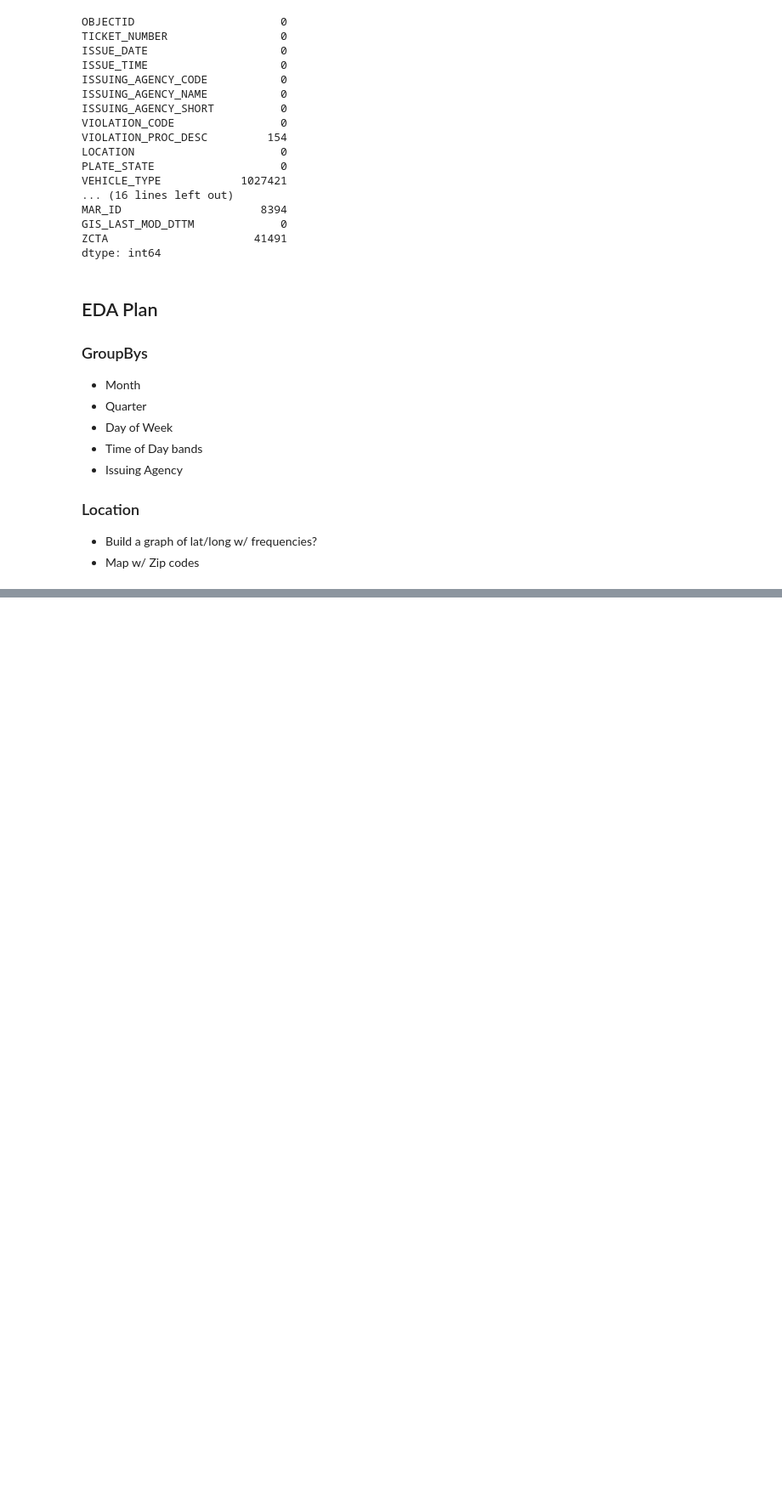
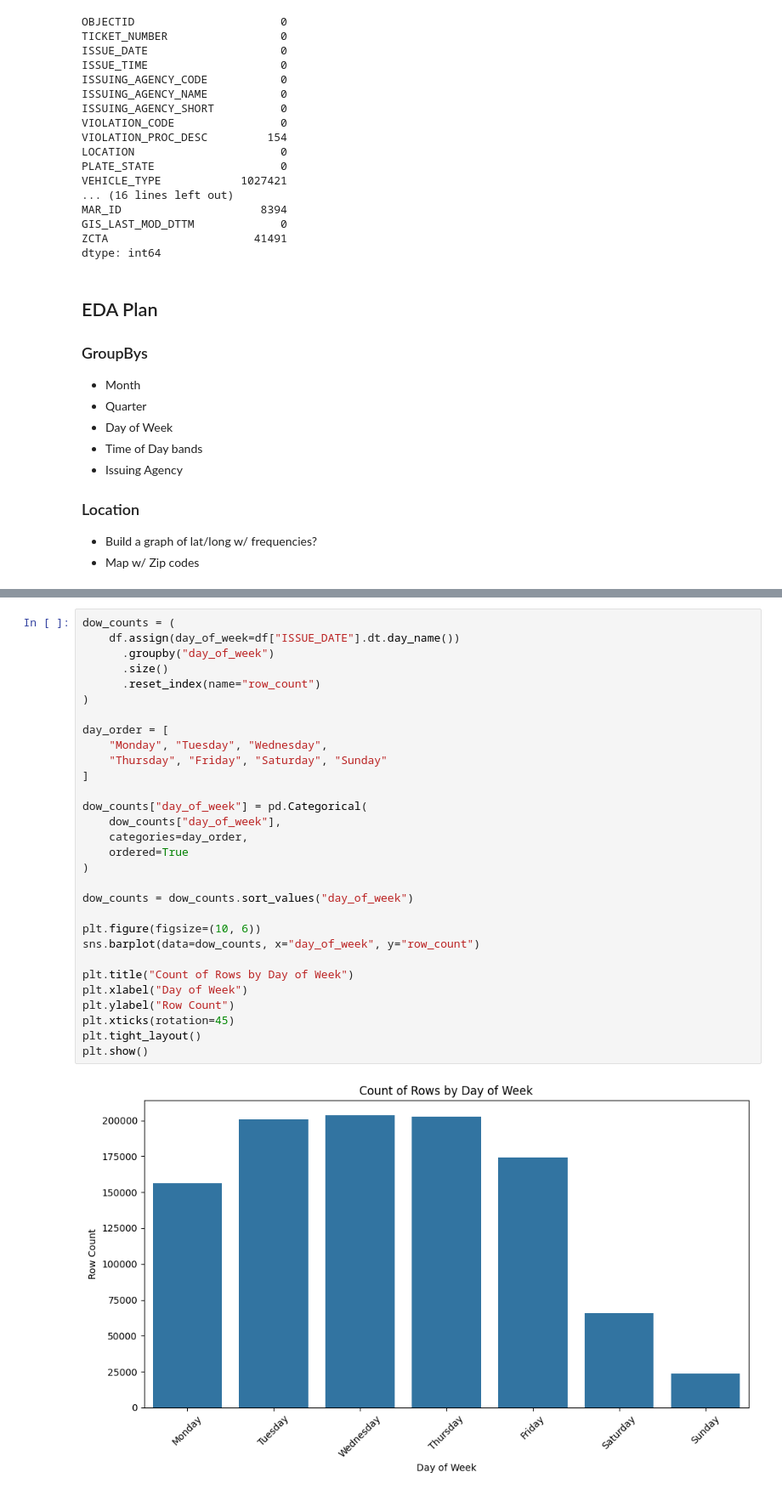
Before and after one commit to sproff22/dc_parking_enforcement, a Jupyter notebook: eda/dc_parking_enforcement_eda.ipynb, the cells around one changed output, grey strips where cells are left out. Shown at 85% size. Cells and saved outputs as stored; diff of their text form; blank space fills up the shorter version.

```diff
--- a/eda/dc_parking_enforcement_eda.ipynb
+++ b/eda/dc_parking_enforcement_eda.ipynb
@@ -80,0 +122,32 @@ dtype: int64
+# %%
+dow_counts = (
+    df.assign(day_of_week=df["ISSUE_DATE"].dt.day_name())
+      .groupby("day_of_week")
+      .size()
+      .reset_index(name="row_count")
+)
+
+day_order = [
+    "Monday", "Tuesday", "Wednesday",
+    "Thursday", "Friday", "Saturday", "Sunday"
+]
+
+dow_counts["day_of_week"] = pd.Categorical(
+    dow_counts["day_of_week"],
+    categories=day_order,
+    ordered=True
+)
+
+dow_counts = dow_counts.sort_values("day_of_week")
+
+plt.figure(figsize=(10, 6))
+sns.barplot(data=dow_counts, x="day_of_week", y="row_count")
+
+plt.title("Count of Rows by Day of Week")
+plt.xlabel("Day of Week")
+plt.ylabel("Row Count")
+plt.xticks(rotation=45)
+plt.tight_layout()
+plt.show()
+# %% [output]
+[figure, added]
```
Also changed, not shown: parts of 12 cells of this notebook, 13 other files.
